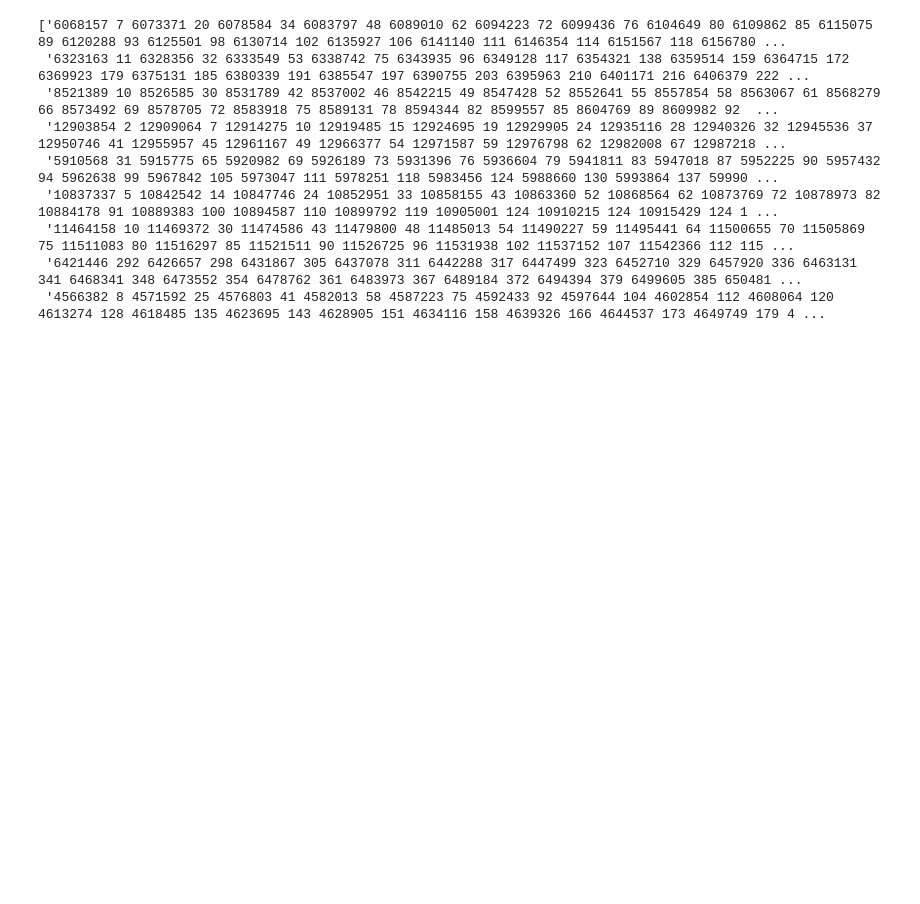
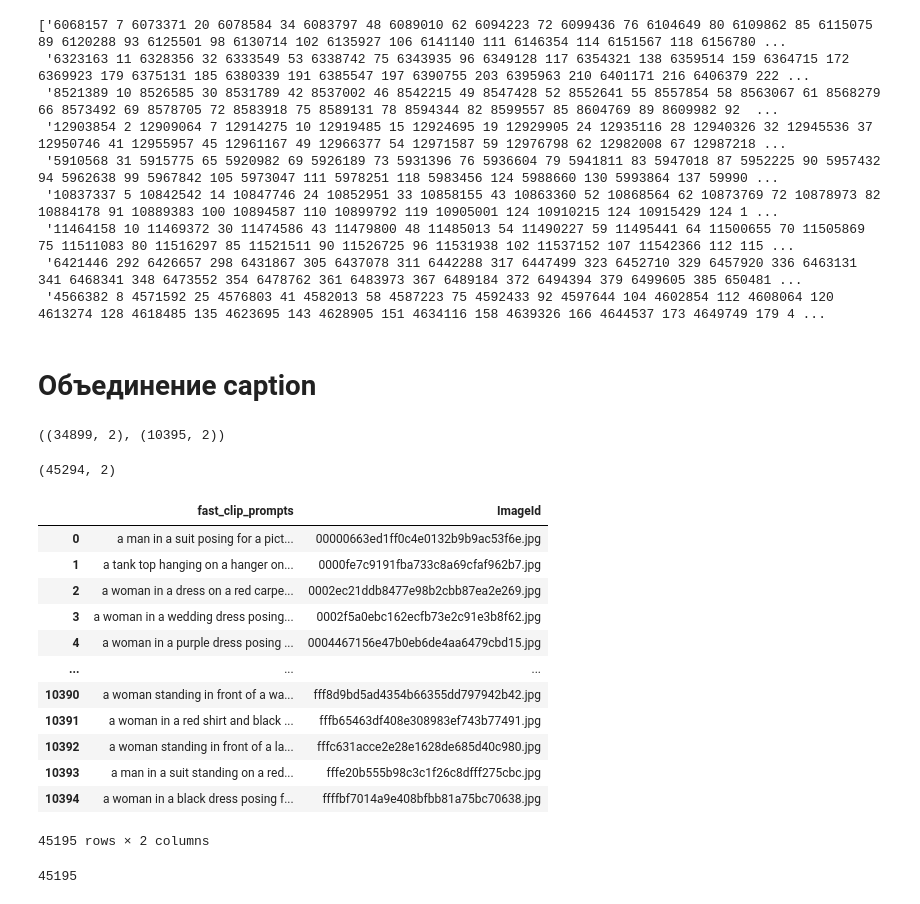
Before and after one commit to dragynir/fashion_controlnet_original, a Jupyter notebook: notebooks/eda.ipynb, the cells around one changed output. Cells and saved outputs as stored; diff of their text form; code cells hidden in the pictures; blank space fills up the shorter version.

Commit message:
Прогнал fast clip

```diff
--- a/notebooks/eda.ipynb
+++ b/notebooks/eda.ipynb
@@ -382,3 +382,35 @@ eval(df.EncodedPixels.values[0])
  '11464158 10 11469372 30 11474586 43 11479800 48 11485013 54 11490227 59 11495441 64 11500655 70 11505869 75 11511083 80 11516297 85 11521511 90 11526725 96 11531938 102 11537152 107 11542366 112 115 ...
  '6421446 292 6426657 298 6431867 305 6437078 311 6442288 317 6447499 323 6452710 329 6457920 336 6463131 341 6468341 348 6473552 354 6478762 361 6483973 367 6489184 372 6494394 379 6499605 385 650481 ...
  '4566382 8 4571592 25 4576803 41 4582013 58 4587223 75 4592433 92 4597644 104 4602854 112 4608064 120 4613274 128 4618485 135 4623695 143 4628905 151 4634116 158 4639326 166 4644537 173 4649749 179 4 ...
+# %% [markdown]
+# Объединение caption
+# %%
+import pandas as pd
+
+df = pd.read_csv('../training/iMaterialist(Fashion)/caption.csv')
+df2 = pd.read_csv('../training/iMaterialist(Fashion)/caption_2.csv')
+df.shape, df2.shape
+# %% [output]
+((34899, 2), (10395, 2))
+# %%
+new_df = pd.concat([df, df2])
+new_df.shape
+# %% [output]
+(45294, 2)
+# %%
+new_df = new_df.drop_duplicates()
+new_df
+# %% [output]
+|  | fast_clip_prompts | ImageId |
+| 0 | a man in a suit posing for a pict... | 00000663ed1ff0c4e0132b9b9ac53f6e.jpg |
+| 1 | a tank top hanging on a hanger on... | 0000fe7c9191fba733c8a69cfaf962b7.jpg |
+| 2 | a woman in a dress on a red carpe... | 0002ec21ddb8477e98b2cbb87ea2e269.jpg |
+| 3 | a woman in a wedding dress posing... | 0002f5a0ebc162ecfb73e2c91e3b8f62.jpg |
+| 4 | a woman in a purple dress posing ... | 0004467156e47b0eb6de4aa6479cbd15.jpg |
+| ... | ... | ... |
+| 10390 | a woman standing in front of a wa... | fff8d9bd5ad4354b66355dd797942b42.jpg |
+| 10391 | a woman in a red shirt and black ... | fffb65463df408e308983ef743b77491.jpg |
+| 10392 | a woman standing in front of a la... | fffc631acce2e28e1628de685d40c980.jpg |
+| 10393 | a man in a suit standing on a red... | fffe20b555b98c3c1f26c8dfff275cbc.jpg |
+| 10394 | a woman in a black dress posing f... | ffffbf7014a9e408bfbb81a75bc70638.jpg |
+45195 rows × 2 columns
@@ -384,0 +419,8 @@ eval(df.EncodedPixels.values[0])
+# %%
+import os
+folder_path = "../training/iMaterialist(Fashion)/train"
+files = [f for f in os.listdir(folder_path) if f.endswith('.jpg') or f.endswith('.png')] if os.path.exists(
+        folder_path) else []
+len(files)
+# %% [output]
+45195
```
Also changed, not shown: parts of 2 cells of this notebook, 1 other file.
